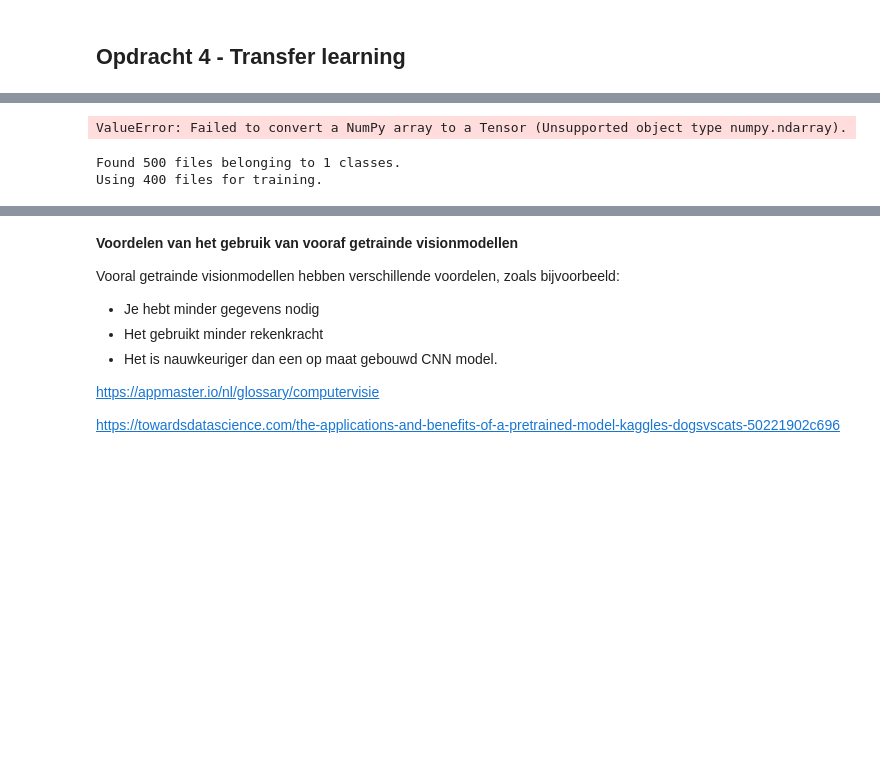
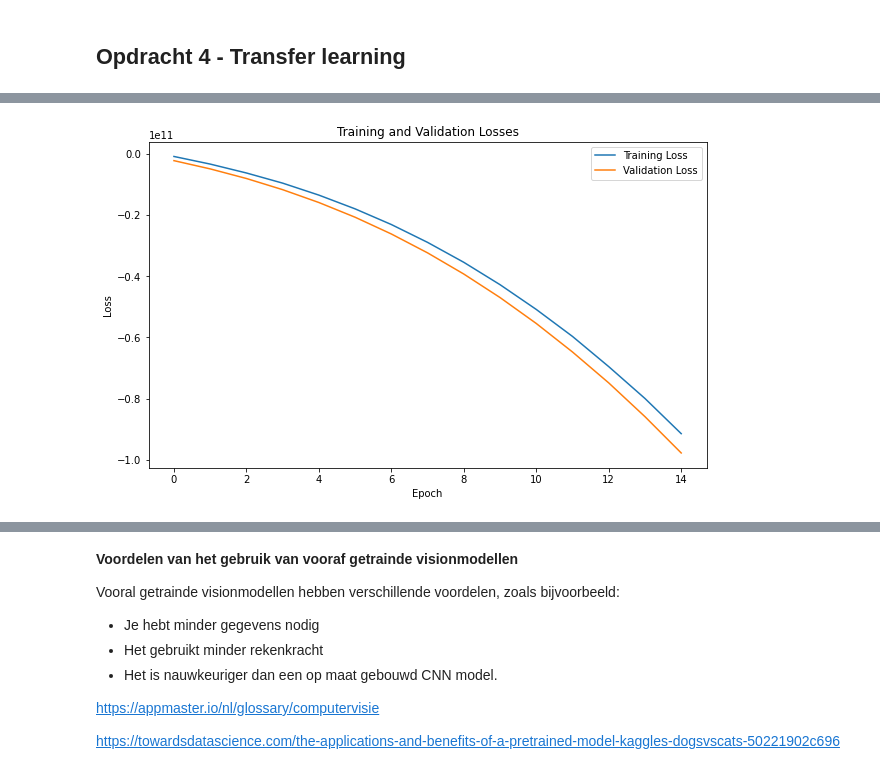
Before and after one commit to Vince16270/Huizenprijzen-Voorspellen, a Jupyter notebook: Portfolio opdracht 1/Portfolio 1.ipynb, the cells around one changed output, grey strips where cells are left out. Cells and saved outputs as stored; diff of their text form; code cells hidden in the pictures; blank space fills up the shorter version.

```diff
--- a/Portfolio opdracht 1/Portfolio 1.ipynb
+++ b/Portfolio opdracht 1/Portfolio 1.ipynb
@@ -394,0 +438,29 @@ X_train, X_test, y_train, y_test = train_test_split(X, y, test_size=0.2, random_
+# %%
+from pathlib import Path
+# Load images without considering the directory-generated labels
+image_size = (224, 224)
+batch_size = 64
+
+# This loads the images but ignores the labels
+image_dataset = tf.keras.utils.image_dataset_from_directory(
+    'Train',
+    label_mode=None,  # Ignore directory-based labels
+    image_size=image_size,
+    batch_size=batch_size
+)
+
+# Extract file paths from the dataset
+image_file_paths = image_dataset.file_paths
+
+# Extract only file ID without extension from file paths
+image_uuids = [Path(image_file_path).stem for image_file_path in image_file_paths]
+
+# Map each file path to its label using the DataFrame
+# Ensure the uuids in the DataFrame exactly match those in `image_uuids`
+labels = [merged_df.loc[merged_df['House ID'] == uuid, 'Price'].values[0] for uuid in image_uuids]
+
+# Convert the list of labels into a TensorFlow dataset
+labels_dataset = tf.data.Dataset.from_tensor_slices(labels).batch(batch_size)
+
+# Combine the original image dataset with the labels dataset
+final_dataset = tf.data.Dataset.zip((image_dataset, labels_dataset))
@@ -394,0 +474,3 @@ X_train, X_test, y_train, y_test = train_test_split(X, y, test_size=0.2, random_
+# %%
+train_dataset = final_dataset.take(6)
+val_dataset = final_dataset.skip(6)
@@ -414,5 +561,6 @@ model.add(Dense(1, activation='sigmoid'))  # Binary classification, so using sig
 # Compile the model
 model.compile(optimizer='adam', loss='binary_crossentropy', metrics=['accuracy'])
 
-#model.fit(train_data, train_labels, epochs=10, batch_size=32, validation_data=(val_data, val_labels))
+num_epochs = 15
+history = model.fit(train_dataset, validation_data=val_dataset, epochs=num_epochs)
 # %% [output]
@@ -421,22 +584,4 @@ Downloading data from https://storage.googleapis.com/tensorflow/keras-applicatio
-# %%
-model.fit(X_train, y_train, validation_split=0.2, epochs=5, batch_size=10)
-model.predict(X_test)
-model.evaluate(X_test, y_test)
-# %% [output]
-ValueError: Failed to convert a NumPy array to a Tensor (Unsupported object type numpy.ndarray).
-# %%
-batch_size = 32
-img_height = 1024
-img_width = 1024
-
-train_ds = tf.keras.utils.image_dataset_from_directory(
-  'Train',
-  validation_split=0.2,
-  subset="training",
-  seed=123,
-  label_mode = None,
-  image_size=(img_height, img_width),
-  batch_size=batch_size)
-# %% [output]
-Found 500 files belonging to 1 classes.
-Using 400 files for training.
+# %%
+plot_loss(history)
+# %% [output]
+[figure, added]
```
Also changed, not shown: parts of 27 cells of this notebook.
